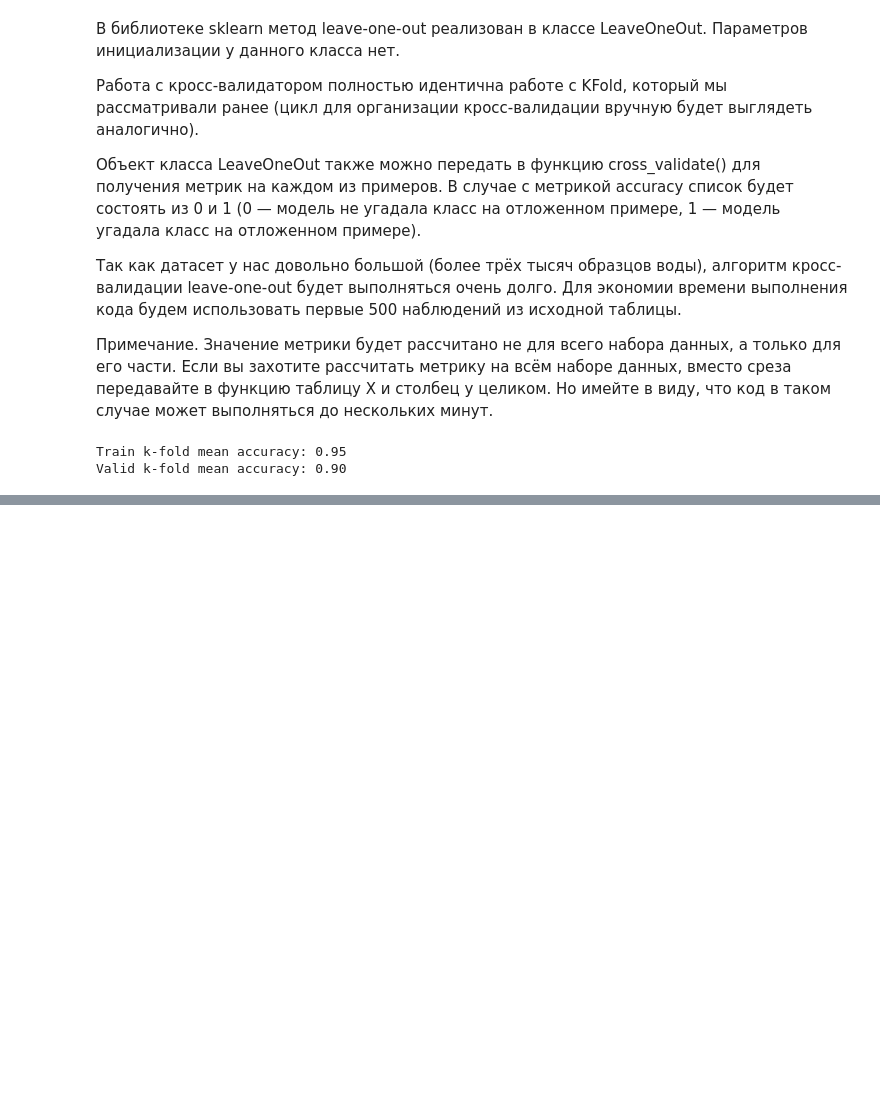
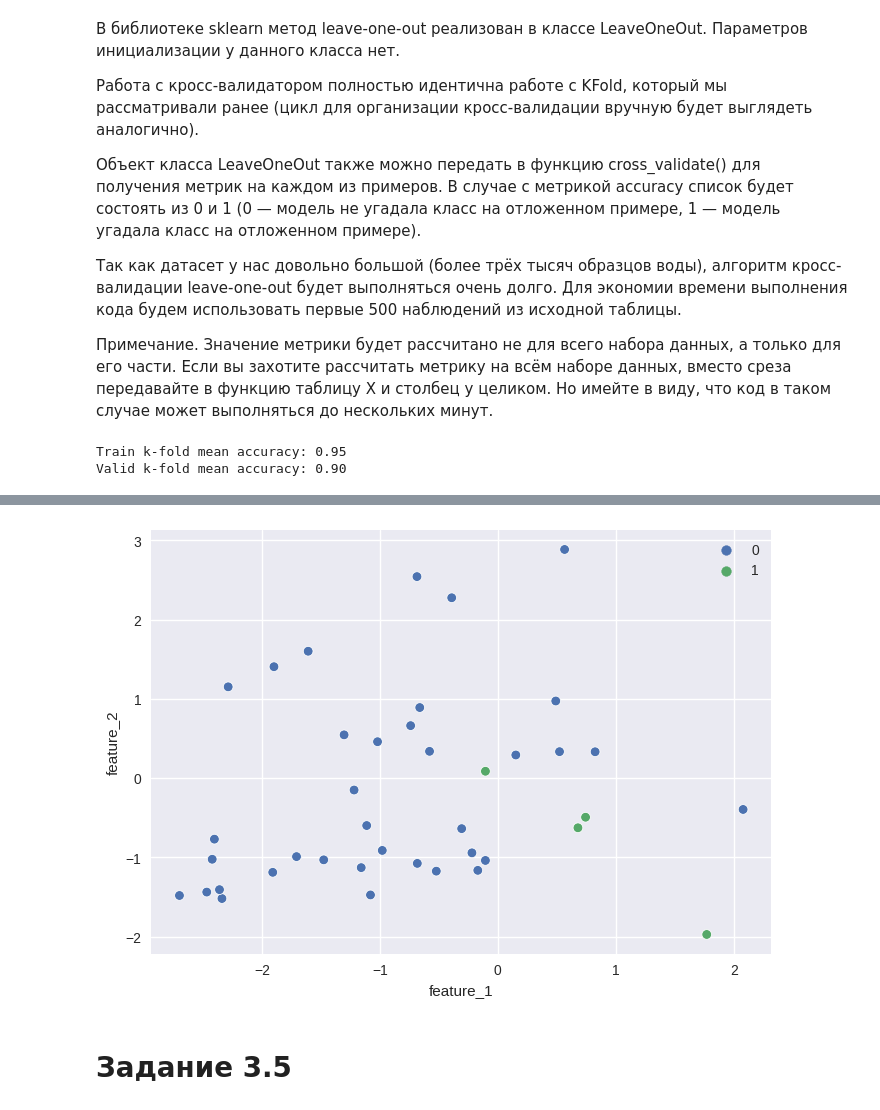
Before and after one commit to Vezdexod/sf_data_science, a Jupyter notebook: Data_Science_memory/ML5/ML5_2.ipynb, the cells around one changed output, grey strips where cells are left out. Cells and saved outputs as stored; diff of their text form; code cells hidden in the pictures; blank space fills up the shorter version.

```diff
--- a/Data_Science_memory/ML5/ML5_2.ipynb
+++ b/Data_Science_memory/ML5/ML5_2.ipynb
@@ -285,0 +311,7 @@ Valid k-fold mean accuracy: 0.90
+# %%
+X_train, X_valid, y_train, y_valid = train_test_split(X, y, test_size=0.2, stratify=y, random_state=42)
+sns.scatterplot(x=X_valid['feature_1'], y=X_valid['feature_2'], hue=y_valid);
+# %% [output]
+[figure, added]
+# %% [markdown]
+# Задание 3.5
```
Also changed, not shown: parts of 16 cells of this notebook, 2 other files.
